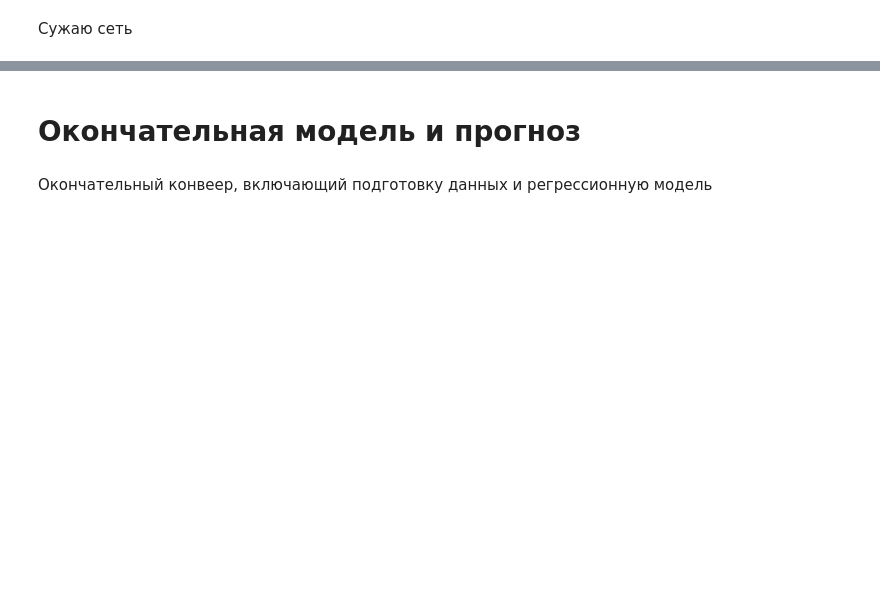
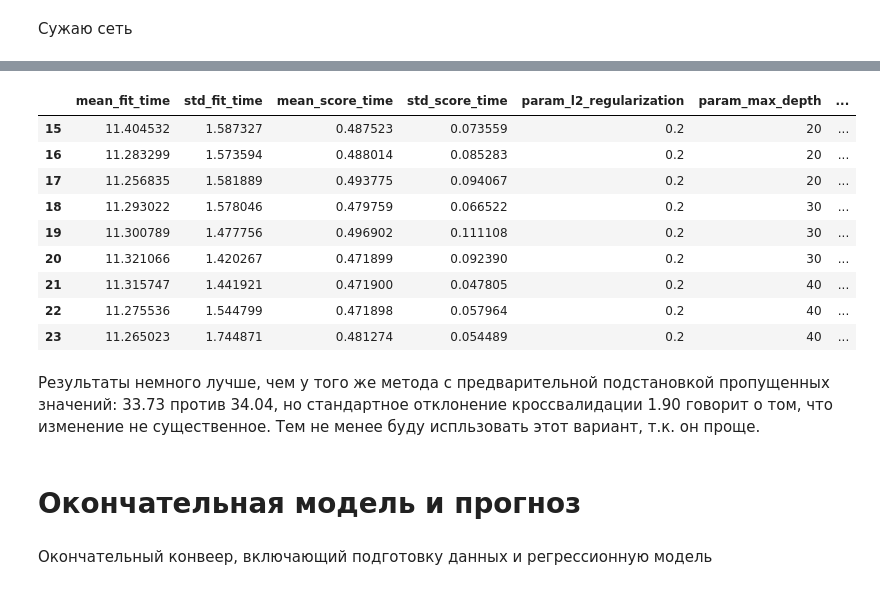
Before and after one commit to Denis-Kazakov/Kaggle_Sber21_TSU_2022, a Jupyter notebook: regression.ipynb, the cells around one changed output, grey strips where cells are left out. Saved outputs shown, nothing was run; the diff lists cells and outputs as text; code cells hidden in the pictures; blank space fills up the shorter version.

```diff
--- a/regression.ipynb
+++ b/regression.ipynb
@@ -844,3 +288,18 @@ reg.final_estimator_.alpha_
+# %%
+cv_results.query('rank_test_score == 1')
+# %% [output]
+|  | mean_fit_time | std_fit_time | mean_score_time | std_score_time | param_l2_regularization | param_max_depth | ... |
+| 15 | 11.404532 | 1.587327 | 0.487523 | 0.073559 | 0.2 | 20 | ... |
+| 16 | 11.283299 | 1.573594 | 0.488014 | 0.085283 | 0.2 | 20 | ... |
+| 17 | 11.256835 | 1.581889 | 0.493775 | 0.094067 | 0.2 | 20 | ... |
+| 18 | 11.293022 | 1.578046 | 0.479759 | 0.066522 | 0.2 | 30 | ... |
+| 19 | 11.300789 | 1.477756 | 0.496902 | 0.111108 | 0.2 | 30 | ... |
+| 20 | 11.321066 | 1.420267 | 0.471899 | 0.092390 | 0.2 | 30 | ... |
+| 21 | 11.315747 | 1.441921 | 0.471900 | 0.047805 | 0.2 | 40 | ... |
+| 22 | 11.275536 | 1.544799 | 0.471898 | 0.057964 | 0.2 | 40 | ... |
+| 23 | 11.265023 | 1.744871 | 0.481274 | 0.054489 | 0.2 | 40 | ... |
+# %% [markdown]
+Результаты немного лучше, чем у того же метода с предварительной подстановкой пропущенных значений: 33.73 против 34.04, но стандартное отклонение кроссвалидации 1.90 говорит о том, что изменение не существенное. Тем не менее буду испльзовать этот вариант, т.к. он проще.
 # %% [markdown]
 # Окончательная модель и прогноз
 # %%
```
Also changed, not shown: parts of 128 cells of this notebook, 4 other files.
